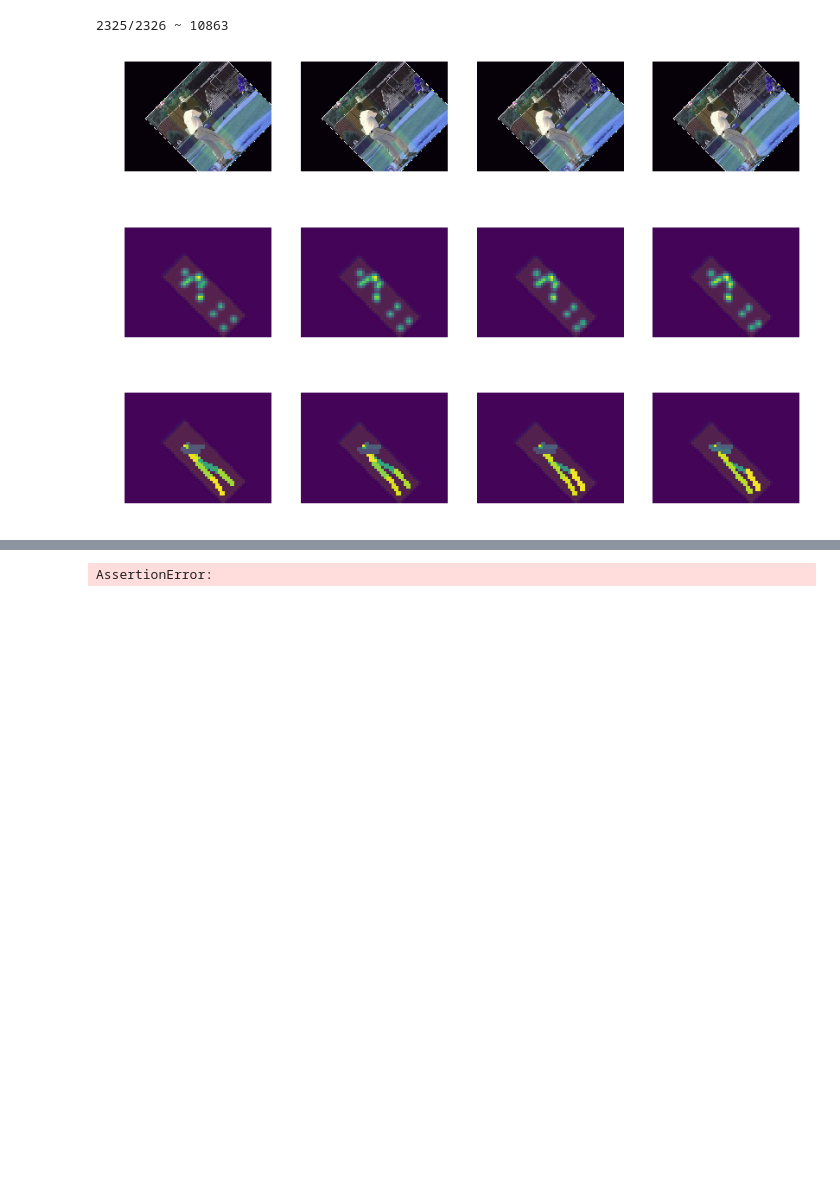
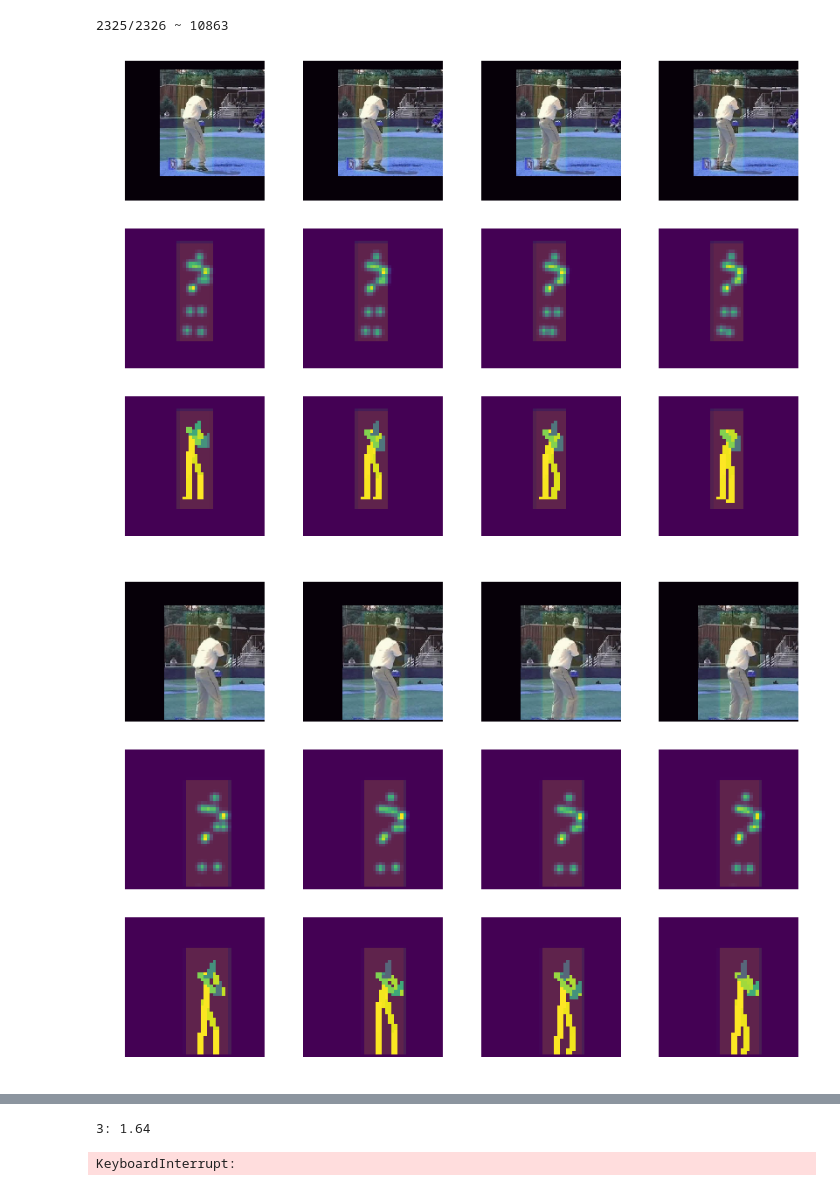
Before and after one commit to ul1994/lstm_tests, a Jupyter notebook: PreviewPenn.ipynb, the cells around one changed output, grey strips where cells are left out. Cells and saved outputs as stored; diff of their text form; code cells hidden in the pictures; blank space fills up the shorter version.

```diff
--- a/PreviewPenn.ipynb
+++ b/PreviewPenn.ipynb
@@ -11,7 +11,7 @@ dset = gather_videos(SEQ_LEN=4, still=False, speedup=4, shuffle=False)
 # %%
 import matplotlib.pyplot as plt
 
-for tag in range(1):
+for tag in range(10):
     (frames, mask_pafs, mask_heats), (pafs, heats) = next_video_batch(dset, 1, stop=True)
 
     FIRST = 0
@@ -21,31 +21,32 @@ for tag in range(1):
     for ii in range(SEQ):
         plt.subplot(3, SEQ, ii+1)
         plt.axis('off')
         img = frames[FIRST][ii].astype(np.float32)/256
         plt.imshow(img)
         msk = cv2.resize(mask_heats[FIRST][ii][:, :, FIRST], (0,0), fx=8, fy=8)
         plt.imshow(msk, alpha=0.1, vmin=0, vmax=1)
 
     for ii in range(SEQ):
         plt.subplot(3, SEQ, SEQ+ii+1)
         plt.axis('off')
         img = np.sum(heats[FIRST][ii][:, :, :-1], axis=-1).astype(np.float32)
         plt.imshow(img)
         plt.imshow(mask_heats[FIRST][ii][:, :, FIRST], alpha=0.15)
 
     for ii in range(SEQ):
         plt.subplot(3, SEQ, 2*SEQ+ii+1)
         plt.axis('off')
         sy, sx, _ = pafs[FIRST][ii].shape
         canvas = np.zeros((sy, sx))
         for dd in range(38):
             plane = pafs[FIRST][ii][:, :, dd]
             canvas[plane > 0] = plane[plane > 0]
         img = canvas.astype(np.float32)
         plt.imshow(img)
         plt.imshow(mask_heats[FIRST][ii][:, :, FIRST], alpha=0.15)
 
     plt.show()
     plt.close
 # %% [output]
-[figure, old version]
+[figure, new version]
+[figure, added]
@@ -54,8 +63,9 @@ import time
 import os, sys
 for ii in range(100):
     t0 = time.time()
-    next_video_batch(dset, 12, stop=True)
-    sys.stdout.write('%d: %.2f', time.time() - t0)
+    next_video_batch(dset, 8, stop=True)
+    sys.stdout.write('%d: %.2f\r' % (ii, time.time() - t0))
     sys.stdout.flush()
 # %% [output]
-AssertionError:
+3: 1.64
+KeyboardInterrupt:
```
Also changed, not shown: parts of 1 cell of this notebook, 1 other file.
